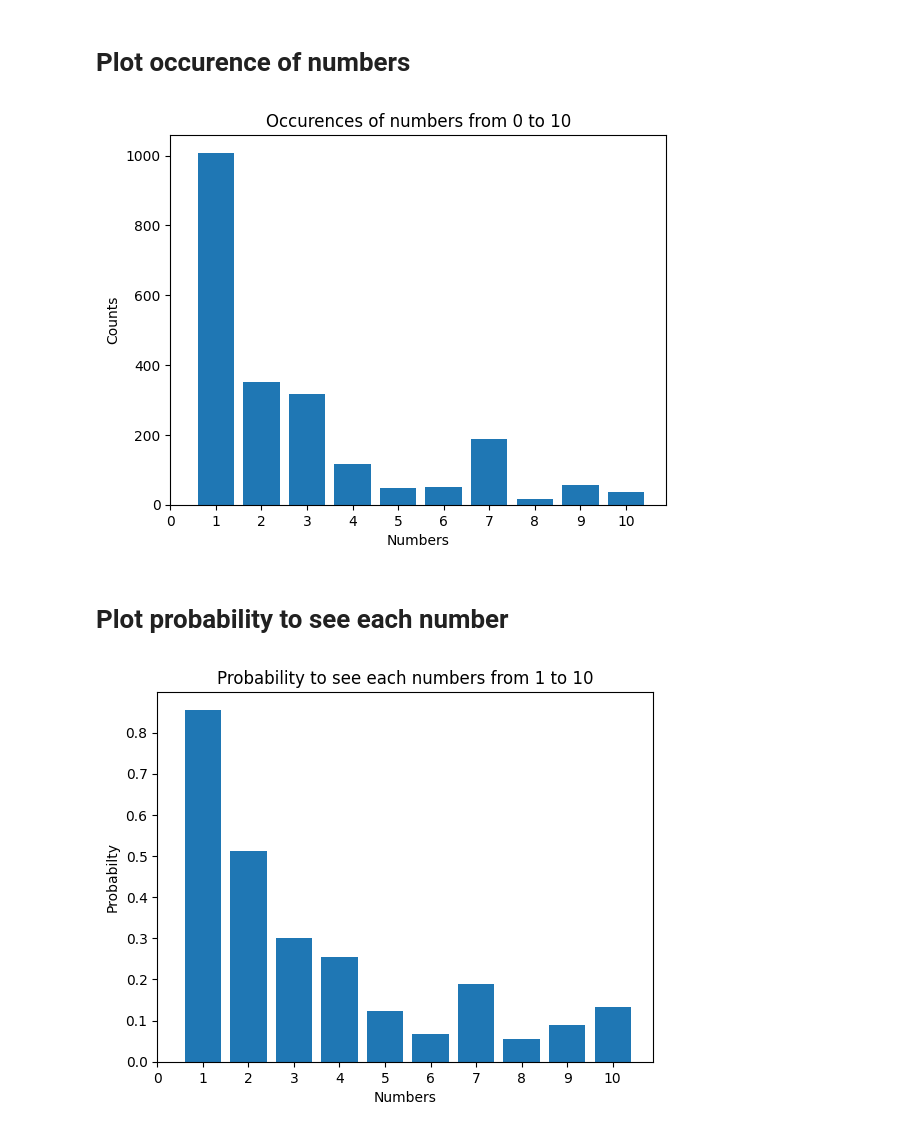
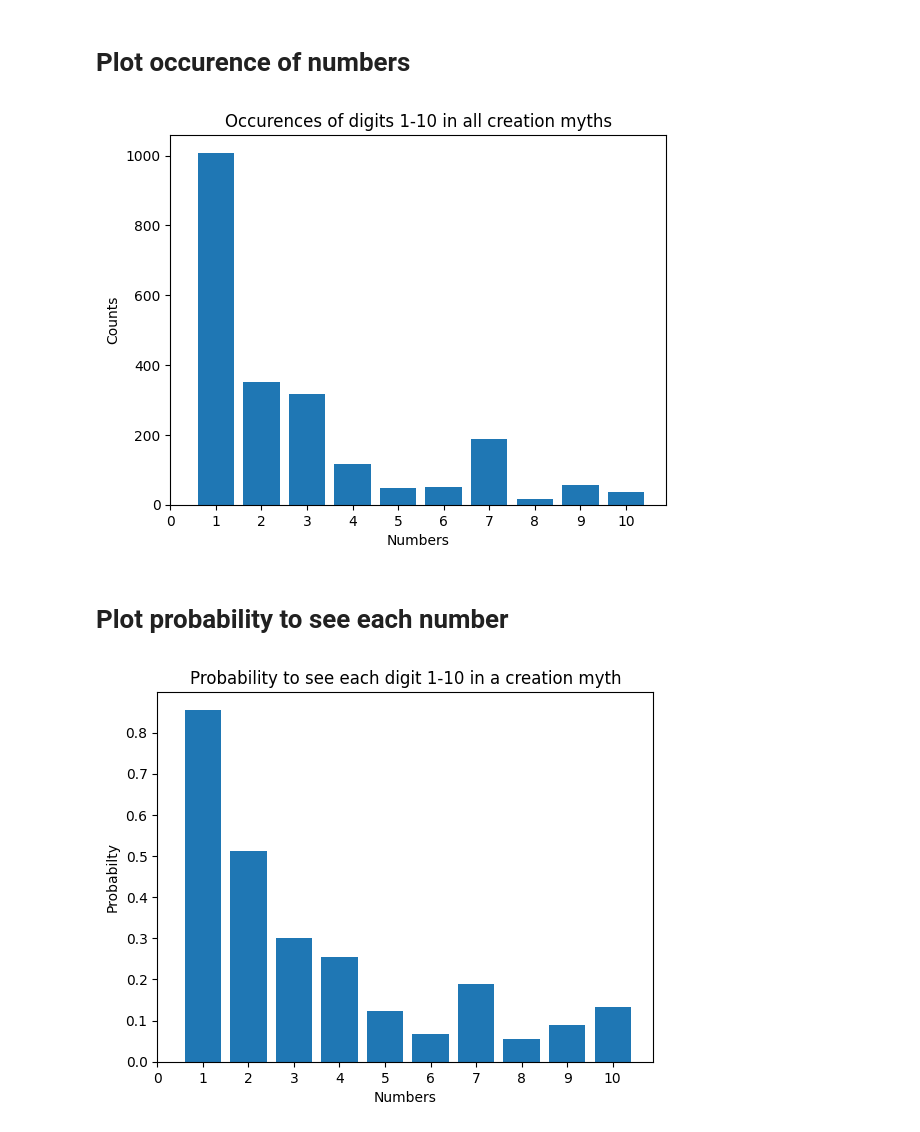
Before and after one commit to MathieuCesbron/creation_myths, a Jupyter notebook: numbers.ipynb, the cells around one changed output. Saved outputs shown, nothing was run; the diff lists cells and outputs as text; code cells hidden in the pictures.

Commit message:
improve matplotlib charts

```diff
--- a/numbers.ipynb
+++ b/numbers.ipynb
@@ -23,22 +23,22 @@ with open(data_json_path, "r") as file:
 # %%
 # Occurences of numbers from 1 to 10
 
 # Extracting values for keys 0 to 10
 values = [numbers.get(str(key), 0) for key in range(1, 11)]
 
 # Keys ranging from 0 to 10
 keys = list(range(1, 11))
 
 plt.bar(keys, values)
 plt.xticks(range(11))
 
 plt.xlabel('Numbers')
 plt.ylabel('Counts')
-plt.title('Occurences of numbers from 1 to 10')
+plt.title('Occurences of each digits 1-10 in all creation myths')
 
 plt.show()
 # %% [output]
-[figure, old version]
+[figure, new version]
 # %% [markdown]
 # Plot probability to see each number
 # %%
@@ -70,8 +70,8 @@ plt.xticks(range(11))
 
 plt.xlabel('Numbers')
 plt.ylabel('Probabilty')
-plt.title('Probability to see each numbers from 1 to 10')
+plt.title('Probability to see each digit 1-10 in a creation myth')
 
 plt.show()
 # %% [output]
-[figure, old version]
+[figure, new version]
```
